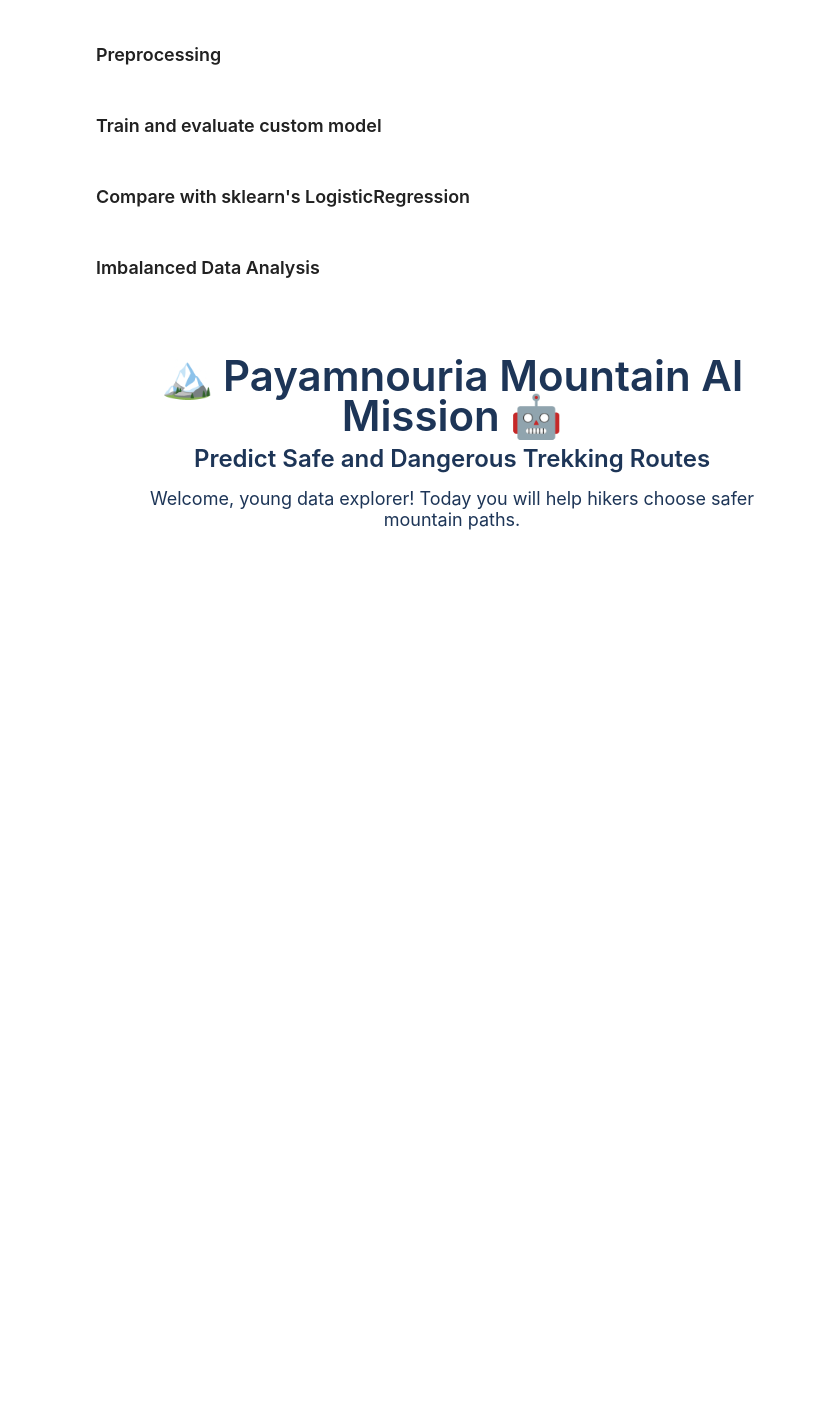
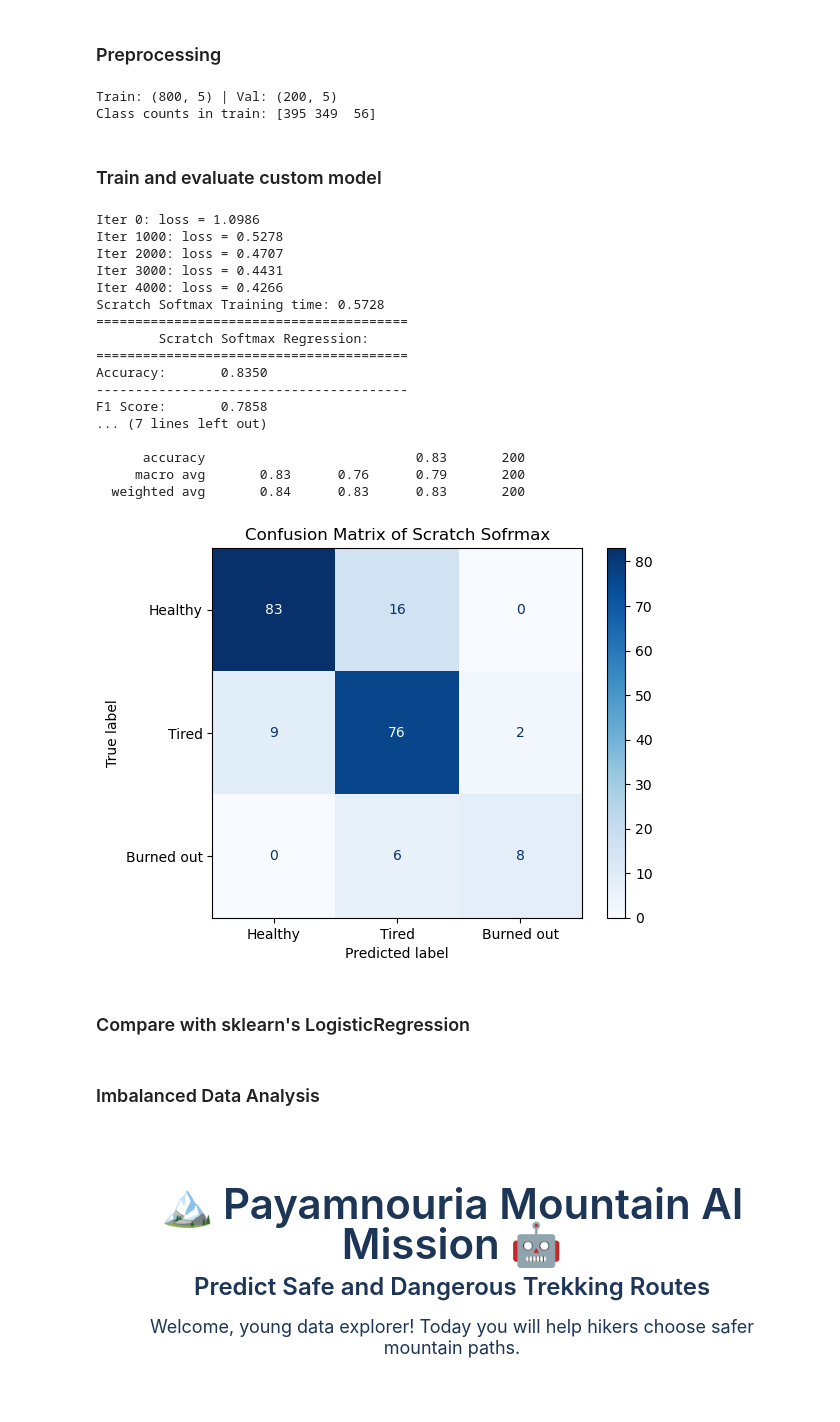
Before and after one commit to sami-rk/OrdinaryMLmodels, a Jupyter notebook: models.ipynb, the cells around one changed output. Cells and saved outputs as stored; diff of their text form; code cells hidden in the pictures; blank space fills up the shorter version.

Commit message:
Test scratch Softmax Regression

```diff
--- a/models.ipynb
+++ b/models.ipynb
@@ -725,4 +728,8 @@ class SoftmaxRegressionScratch:
 # %% [markdown]
 ### Load data
 # %%
-## TODO:
+df_burnout = pd.read_csv(f"{DATA_DIR}student_burnout.csv")
+print(f"Shape: {df_burnout.shape}")
+print(f"Class Distributaion:")
+print(df_burnout["mental_state"].value_counts().sort_index())
+df_burnout.head()
@@ -730,19 +751,74 @@ class SoftmaxRegressionScratch:
 ### Preprocessing
 # %%
 # Separate features (X) and target (y = mental_state)
+X_burn = df_burnout.drop(columns=["mental_state"])
+y_burn = df_burnout["mental_state"]
 
 # Split into train (80%) and validation (20%) with stratification
+X_train_burn, X_test_burn, y_train_burn, y_test_burn = train_test_split(
+    X_burn, y_burn, test_size=0.2, stratify=y_burn
+)
 
 # Scale features using StandardScaler
+scaler_burn = StandardScaler()
+X_train_burn_scaled = scaler_burn.fit_transform(X_train_burn)
+X_test_burn_scaled = scaler_burn.transform(X_test_burn)
+
+print(f"Train: {X_train_burn_scaled.shape} | Val: {X_test_burn_scaled.shape}")
+print("Class counts in train:", np.bincount(y_train_burn))
+# %% [output]
+Train: (800, 5) | Val: (200, 5)
+Class counts in train: [395 349  56]
 # %% [markdown]
 ### Train and evaluate custom model
 # %%
-# custom_model = ...
+softmax_scratch_burn = SoftmaxRegressionScratch()
 
 # Measure training time and call fit()
+t0 = time.time()
+softmax_scratch_burn.fit(X_train_burn_scaled, y_train_burn)
+scratch_softmax_train_time = time.time() - t0
+print(f"Scratch Softmax Training time: {scratch_softmax_train_time:.4f}")
 
 # Predict on validation set and compute accuracy, classification report,
 #       and confusion matrix
+y_pred_scratch_softmax = softmax_scratch_burn.predict(X_test_burn_scaled)
+
+scratch_softmax_accuracy = accuracy_score(y_test_burn, y_pred_scratch_softmax)
+scratch_softmax_f1 = f1_score(y_test_burn, y_pred_scratch_softmax, average="macro", zero_division=0)
+
+print("=" * 40)
+print("\tScratch Softmax Regression:")
+print("=" * 40)
+print(f"Accuracy:\t{scratch_softmax_accuracy:.4f}", end=END)
+print(f"F1 Score:\t{scratch_softmax_f1:.4f}", end=END)
+print("Classification Report:")
+print(classification_report(y_test_burn, y_pred_scratch_softmax, target_names=["Healthy (0)", "Tired (1)", "Burned out (2)"]))
+
+softmax_cm_scratch = confusion_matrix(y_test_burn, y_pred_scratch_softmax)
+disp = ConfusionMatrixDisplay(confusion_matrix=softmax_cm_scratch, display_labels=["Healthy", "Tired", "Burned out"])
+disp.plot(cmap="Blues")
+plt.title("Confusion Matrix of Scratch Sofrmax")
+plt.show()
+# %% [output]
+Iter 0: loss = 1.0986
+Iter 1000: loss = 0.5278
+Iter 2000: loss = 0.4707
+Iter 3000: loss = 0.4431
+Iter 4000: loss = 0.4266
+Scratch Softmax Training time: 0.5728
+========================================
+        Scratch Softmax Regression:
+========================================
+Accuracy:       0.8350
+----------------------------------------
+F1 Score:       0.7858
+... (7 lines left out)
+
+      accuracy                           0.83       200
+     macro avg       0.83      0.76      0.79       200
+  weighted avg       0.84      0.83      0.83       200
+[figure, added]
 # %% [markdown]
 ### Compare with sklearn's LogisticRegression
 # %%
```
Also changed, not shown: parts of 2 cells of this notebook.
